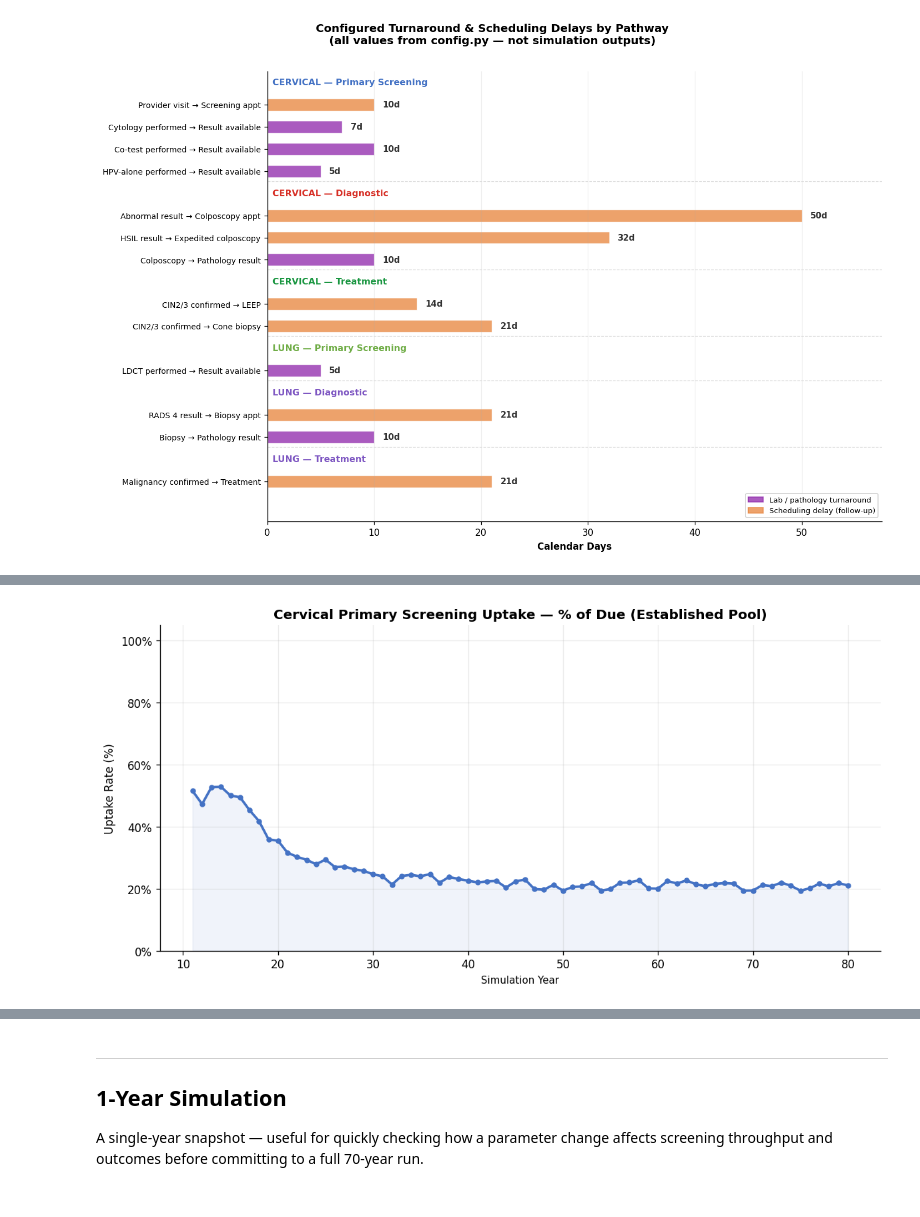
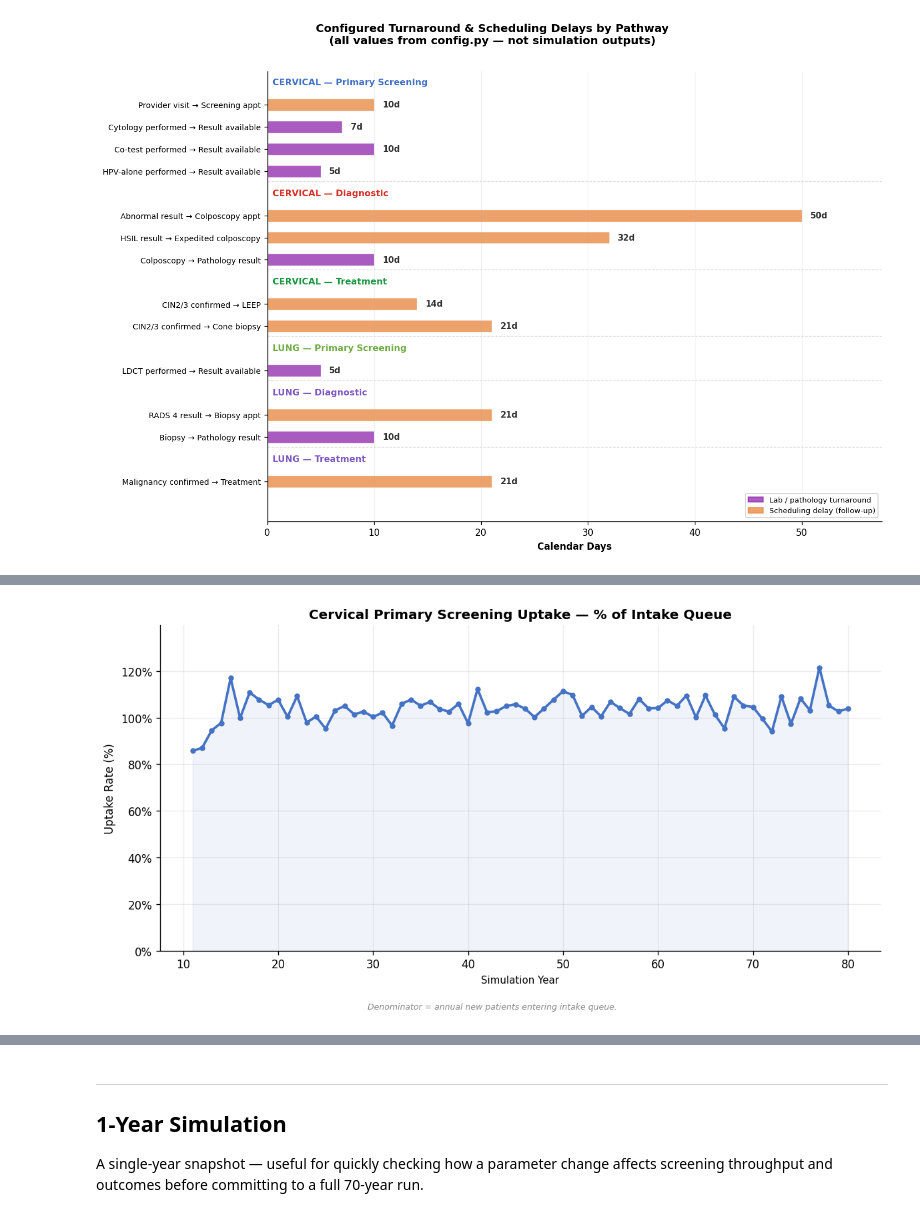
Before and after one commit to ap4509-columbia/NYP, a Jupyter notebook: notebooks/simulation.ipynb, the cells around one changed output, grey strips where cells are left out. Saved outputs shown, nothing was run; the diff lists cells and outputs as text; code cells hidden in the pictures.

```diff
--- a/notebooks/simulation.ipynb
+++ b/notebooks/simulation.ipynb
@@ -2708,61 +2656,48 @@ import matplotlib.pyplot as plt
 import matplotlib.ticker as mtick
 import numpy as np
 import config as cfg
-
-# ═════════════════════════════════════════════════════════════════════════════
-# Cervical Primary Screening Uptake
-#
-# Shows the annual uptake rate for cervical PRIMARY screenings only
-# (cytology, HPV-alone, co-test). Does not include secondary/diagnostic
-# procedures (colposcopy) or treatments (LEEP, cone biopsy).
-#
-# Numerator:  annual cervical primary screenings (established pool only)
-# Denominator: patients who were both eligible AND due on checkpoint day
-#
-# Note: the denominator is a point-in-time snapshot, not a cumulative
-# annual count. This is approximate — it captures the pool of patients
-# who SHOULD have been screened at each year-end checkpoint.
-# ═════════════════════════════════════════════════════════════════════════════
 
 m   = metrics_70yr
 chk = post_warmup_checkpoints(m.get('year_checkpoints', []))
 
 if len(chk) < 2:
     print('Not enough checkpoint data for cervical uptake chart.')
 else:
     years = [c['year'] for c in chk]
-
-    # Annual cervical primary screenings (established pool only)
-    cum = [c.get('cum_cervical_est', 0) for c in chk]
-    ann_cerv = [cum[i] - cum[i-1] for i in range(1, len(cum))]
     years_ann = years[1:]
 
-    # Denominator: due at each checkpoint (align to end-of-year)
-    due = [c.get('due_cervical', 1) for c in chk][1:]  # skip first to align with diffs
+    cum_cerv = [c.get('cum_cervical_est', 0) for c in chk]
+    ann_cerv = [cum_cerv[i] - cum_cerv[i-1] for i in range(1, len(cum_cerv))]
 
-    uptake = [100 * s / max(d, 1) for s, d in zip(ann_cerv, due)]
+    cum_intake = [c.get('cum_intake_total', 0) for c in chk]
+    ann_intake = [max(cum_intake[i] - cum_intake[i-1], 1) for i in range(1, len(cum_intake))]
+
+    uptake = [100 * s / d for s, d in zip(ann_cerv, ann_intake)]
 
     fig, ax = plt.subplots(figsize=(10, 5))
     fig.patch.set_facecolor('white')
 
     ax.plot(years_ann, uptake, color='#4472C4', lw=2.2, marker='o', markersize=4)
     ax.fill_between(years_ann, uptake, alpha=0.08, color='#4472C4')
 
-    ax.set_ylim(0, max(max(uptake) * 1.15, 105) if uptake else 105)
+    ax.set_ylim(0, max(max(uptake) * 1.15, 10) if uptake else 10)
     ax.yaxis.set_major_formatter(mtick.PercentFormatter())
     ax.set_xlabel('Simulation Year', fontsize=9)
     ax.set_ylabel('Uptake Rate (%)', fontsize=10)
-    ax.set_title('Cervical Primary Screening Uptake — % of Due (Established Pool)',
+    ax.set_title('Cervical Primary Screening Uptake — % of Intake Queue',
                  fontsize=12, fontweight='bold')
     ax.grid(alpha=0.25)
     ax.spines[['top', 'right']].set_visible(False)
 
+    fig.text(0.5, -0.03,
+             'Denominator = annual new patients entering intake queue.',
+             ha='center', fontsize=7.5, color='#888', fontstyle='italic')
 
     plt.tight_layout()
     plt.savefig(viz_path('cervical_uptake'), dpi=150, bbox_inches='tight')
     plt.show()
 # %% [output]
-[figure, old version]
+[figure, new version]
 # %%
 import matplotlib.pyplot as plt
 import matplotlib.ticker as mtick
```
Also changed, not shown: parts of 31 cells of this notebook, 39 other files.
